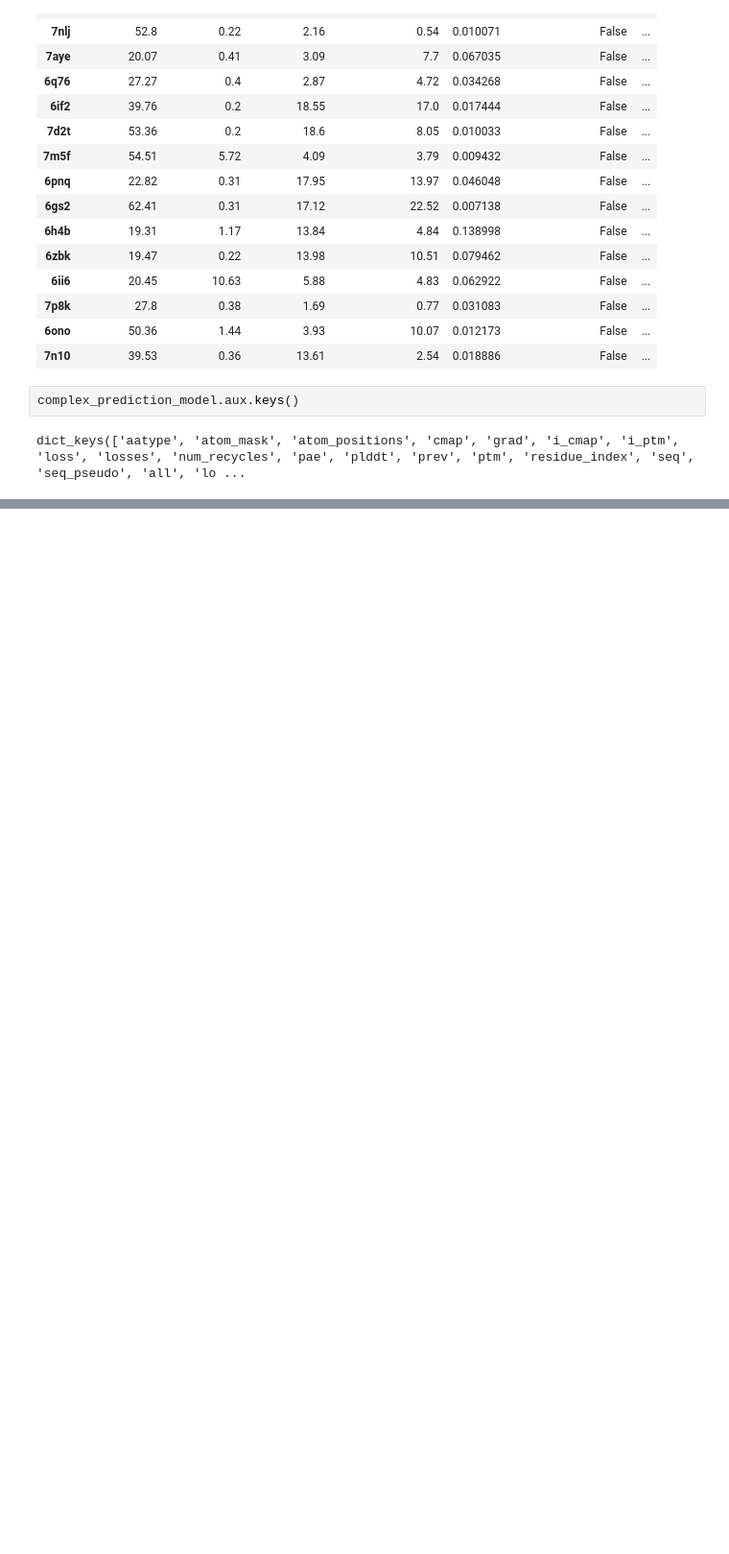
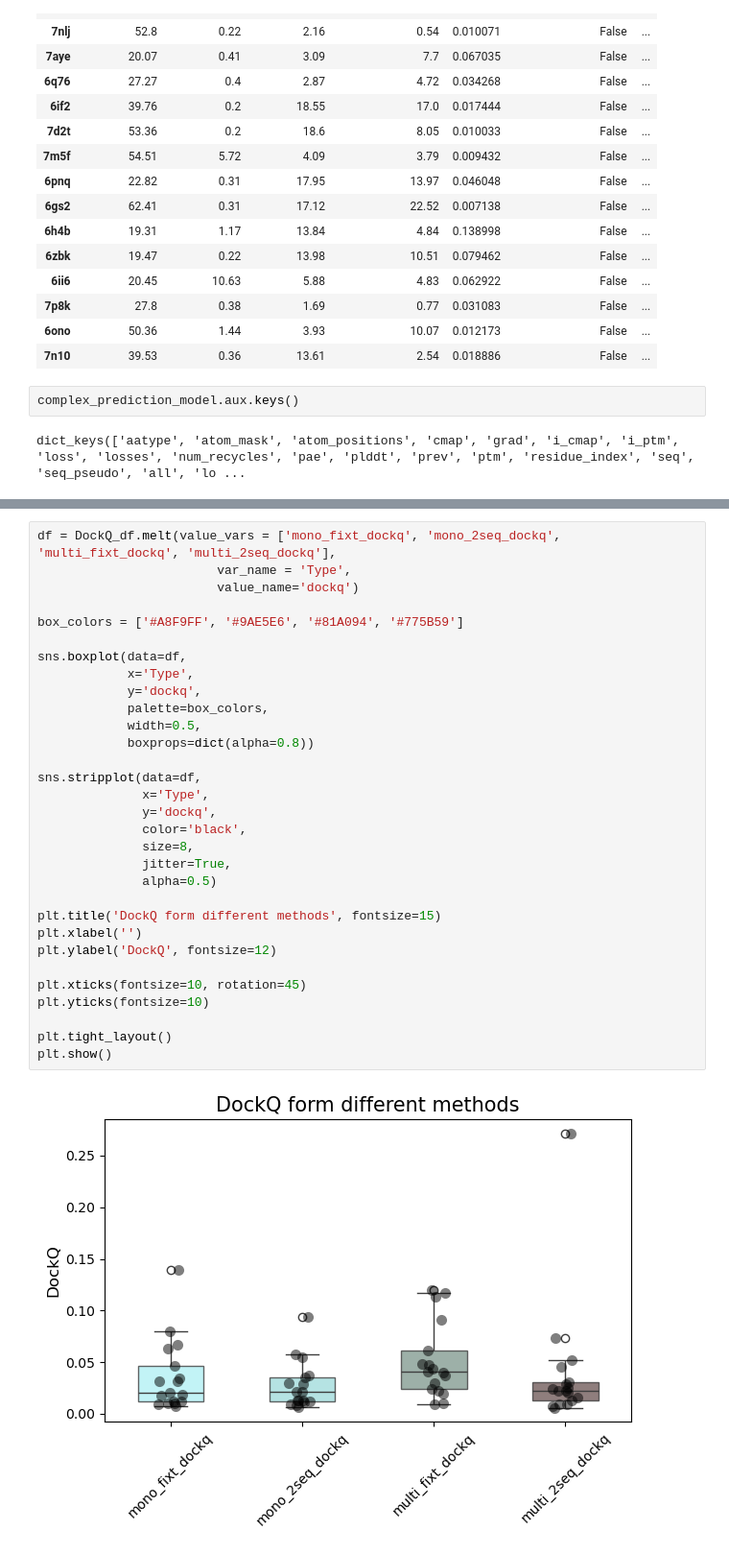
Before and after one commit to Tiffany-Xie/NXBindCraft, a Jupyter notebook: notebooks/complexRefold.ipynb, the cells around one changed output, grey strips where cells are left out. Shown at 96% size. Cells and saved outputs as stored; diff of their text form; blank space fills up the shorter version.

```diff
--- a/notebooks/complexRefold.ipynb
+++ b/notebooks/complexRefold.ipynb
@@ -571,0 +617,33 @@ Mon Mar 17 10:19:42 2025
+# %%
+df = DockQ_df.melt(value_vars = ['mono_fixt_dockq', 'mono_2seq_dockq', 'multi_fixt_dockq', 'multi_2seq_dockq'],
+                        var_name = 'Type',
+                        value_name='dockq')
+
+box_colors = ['#A8F9FF', '#9AE5E6', '#81A094', '#775B59']
+
+sns.boxplot(data=df,
+            x='Type',
+            y='dockq',
+            palette=box_colors,
+            width=0.5,
+            boxprops=dict(alpha=0.8))
+
+sns.stripplot(data=df,
+              x='Type',
+              y='dockq',
+              color='black',
+              size=8,
+              jitter=True,
+              alpha=0.5)
+
+plt.title('DockQ form different methods', fontsize=15)
+plt.xlabel('')
+plt.ylabel('DockQ', fontsize=12)
+
+plt.xticks(fontsize=10, rotation=45)
+plt.yticks(fontsize=10)
+
+plt.tight_layout()
+plt.show()
+# %% [output]
+[figure, added]
```
Also changed, not shown: parts of 8 cells of this notebook.
